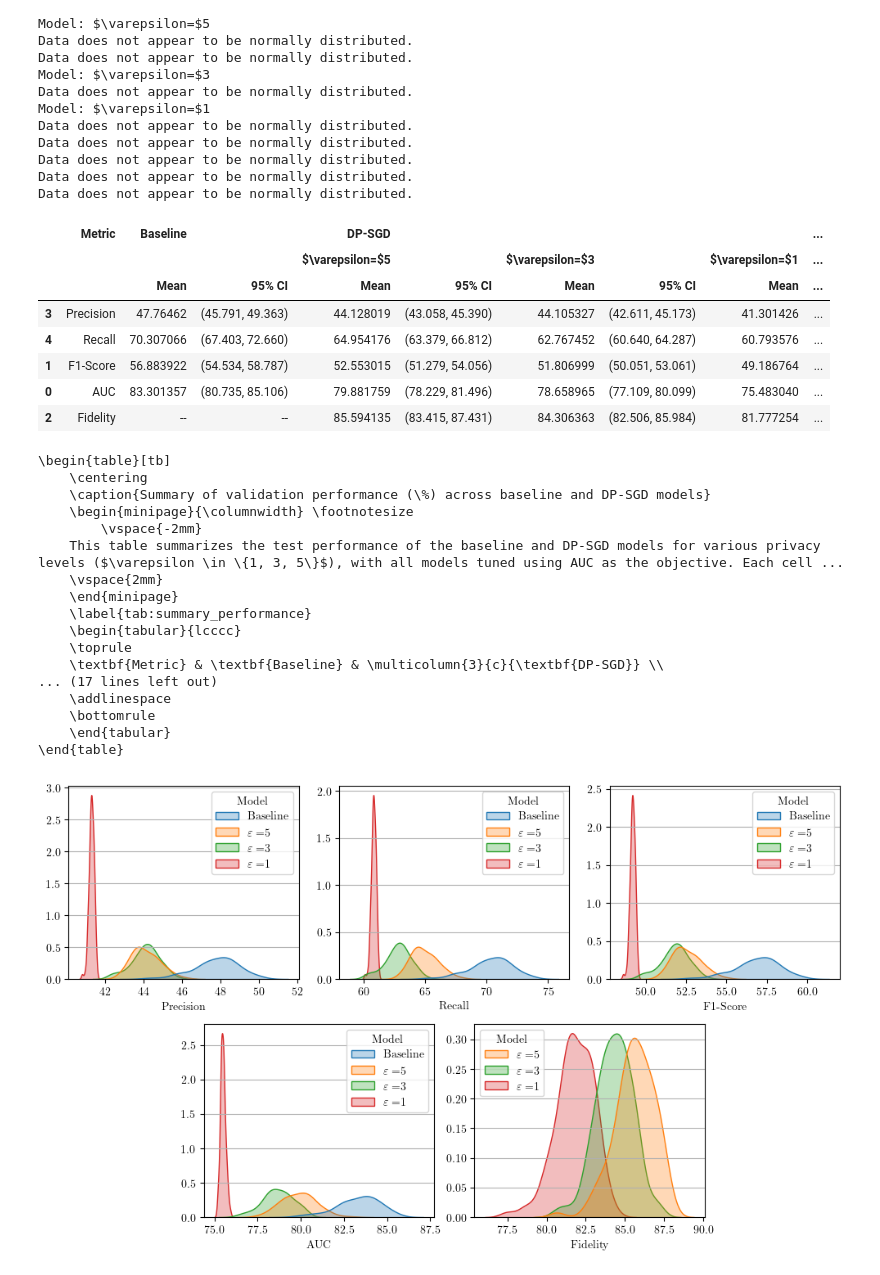
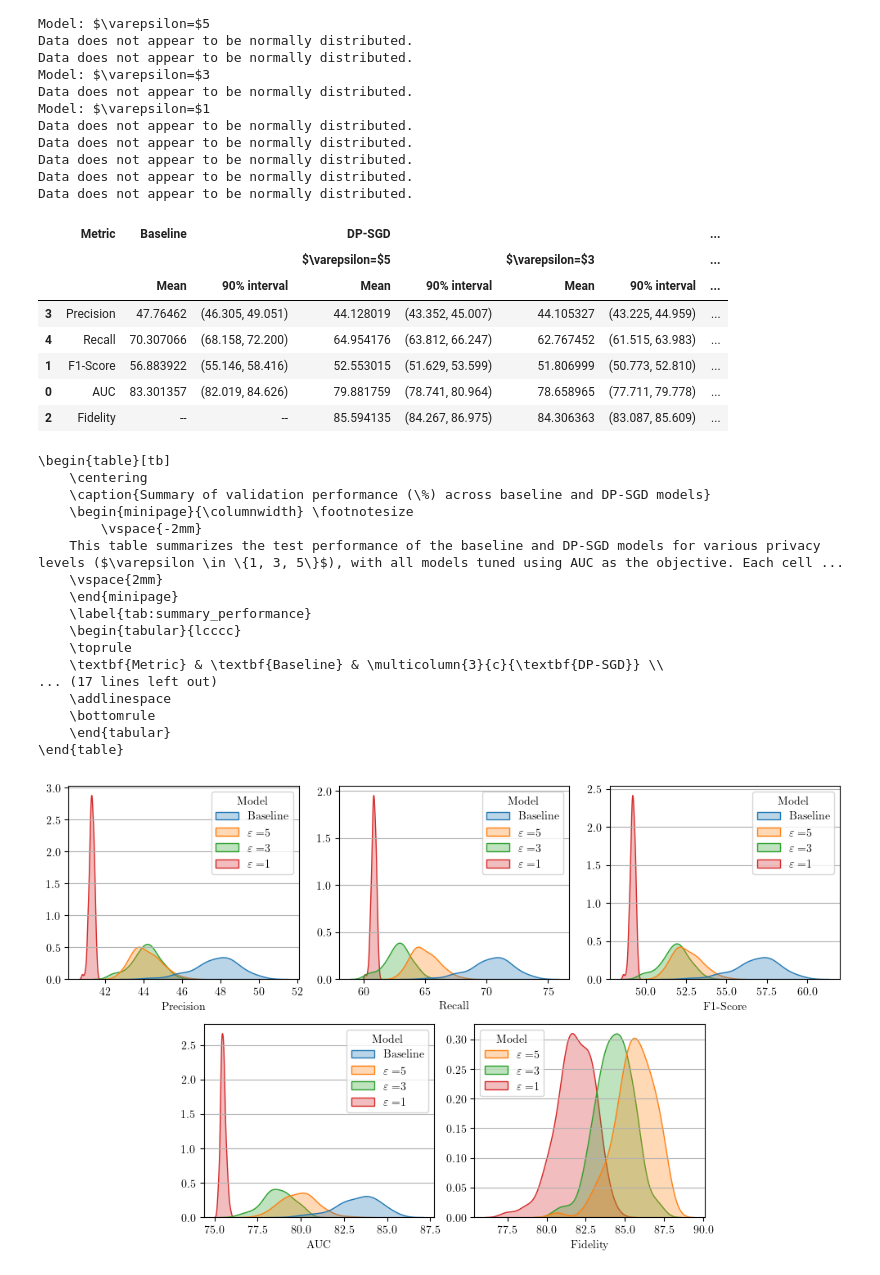
Before and after one commit to trinhkieuha/dp-shap-anomaly-detection, a Jupyter notebook: notebooks/07_Results_Analysis.ipynb, the cells around one changed output. Saved outputs shown, nothing was run; the diff lists cells and outputs as text; code cells hidden in the pictures.

```diff
--- a/notebooks/07_Results_Analysis.ipynb
+++ b/notebooks/07_Results_Analysis.ipynb
@@ -202,17 +202,10 @@ melted = pd.concat([table if i==0 else table.drop(columns=["MetricType"]) for i,
 group_mean = melted.groupby("MetricType").mean()
 group_mean.columns = [c + "_mean" for c in group_mean.columns]
 
-# Compute CI
-def bootstrap_ci(values, alpha=0.1):
-    '''n_boot = 1000
-    boot_means = [np.mean(np.random.choice(values, size=len(values), replace=True)) for _ in range(n_boot)]
-    boot_means.sort()
-    lower_idx = int((alpha / 2) * n_boot)
-    upper_idx = int((1 - alpha / 2) * n_boot)
-
-    ci_lower = boot_means[lower_idx]
-    ci_upper = boot_means[upper_idx]'''
-    ci_lower, ci_upper = np.percentile(values, [int(alpha/2*100), int(100 - alpha/2*100)])
+# Compute central percentile interval
+def bootstrap_ci(values, interval=75):
+    tail = (100 - 75)/2
+    ci_lower, ci_upper = np.percentile(values, [tail, 100 - tail])
     if pd.isna(ci_lower) == False and pd.isna(ci_upper) == False:
         return f"({ci_lower:.3f}, {ci_upper:.3f})"
     else:
@@ -224,7 +217,7 @@ group_ci.columns = [c + "_ci" for c in group_ci.columns]
 # Combine
 combined = pd.concat([group_mean.fillna("--"), group_ci], axis=1)[[item for model in model_list.keys() for item in (f"{model}_mean", f"{model}_ci")]]
 combined.reset_index(inplace=True)
-combined.columns = pd.MultiIndex.from_tuples([("Metric", "", "")] + [(model, "", stats) if model == "Baseline" else ("DP-SGD", model, stats) for model in model_list.keys() for stats in ("Mean", "95% CI")])
+combined.columns = pd.MultiIndex.from_tuples([("Metric", "", "")] + [(model, "", stats) if model == "Baseline" else ("DP-SGD", model, stats) for model in model_list.keys() for stats in ("Mean", "90% interval")])
 
 # Re-order
 metric_order = list(metric_labels.values())
@@ -237,43 +230,43 @@ parts = [r' &']  # Presumably for mean/CI of baseline
 for key in model_list.keys():
     if key != 'Baseline':
         parts.append(rf'\textbf{{{key}}}')
 
 perf_string = ""
 for i, row in combined.iterrows():
     value_str = ' & '.join([f"{row[col]:.3f}" if not isinstance(row[col], str) else row[col] for col in combined.columns if col[2]=="Mean"])
-    perf_string += f"""{row[("Metric", "", "")]} & {value_str}\\\\
-    & {" & ".join([row[col] for col in combined.columns if col[2]=="95% CI"])} \\\\
+    perf_string += f"""{row[("Metric", "", "")].replace("Score", "score")} & {value_str}\\\\
+    & {" & ".join([row[col] for col in combined.columns if col[2]=="90% interval"])} \\\\
     \\addlinespace
     """
 
 script = r"""\begin{table}[tb]
     \centering
     \caption{Summary of validation performance (\%) across baseline and DP-SGD models}
     \begin{minipage}{\columnwidth} \footnotesize
 	\vspace{-2mm}
     This table summarizes the test performance of the baseline and DP-SGD models for various privacy levels ($\varepsilon \in \{1, 3, 5\}$), with all models tuned using AUC as the objective. Each cell reports the value of the corresponding evaluation metric in percentage points. The last row, Fidelity, measures the agreement between the predictions of the DP-SGD model and its non-private counterpart, quantifying the behavioral similarity under privacy constraints.
     \vspace{2mm}
     \end{minipage}
     \label{tab:summary_performance}
     \begin{tabular}{l""" + "c" * (len(model_list)) + r"""}
     \toprule
     \textbf{Metric} & \textbf{Baseline} & \multicolumn{""" + str(len(model_list) - 1) + r"""}{c}{\textbf{DP-SGD}} \\
     \cmidrule(lr){3-""" + str(2 + len(model_list) - 1) + r"""}
     """ + ' & '.join(parts).replace("\\varepsilon", "\\boldsymbol{\\varepsilon}") + r""" \\
     \midrule
     """ + perf_string + r"""\bottomrule
     \end{tabular}
 \end{table}"""
 print(script)
 # %% [output]
-|  | Metric | Baseline |  | DP-SGD |  |  |  |  | ... |
-|  |  |  |  | $\varepsilon=$5 |  | $\varepsilon=$3 |  | $\varepsilon=$1 | ... |
-|  |  | Mean | 95% CI | Mean | 95% CI | Mean | 95% CI | Mean | ... |
-| 3 | Precision | 47.76462 | (45.791, 49.363) | 44.128019 | (43.058, 45.390) | 44.105327 | (42.611, 45.173) | 41.301426 | ... |
-| 4 | Recall | 70.307066 | (67.403, 72.660) | 64.954176 | (63.379, 66.812) | 62.767452 | (60.640, 64.287) | 60.793576 | ... |
-| 1 | F1-Score | 56.883922 | (54.534, 58.787) | 52.553015 | (51.279, 54.056) | 51.806999 | (50.051, 53.061) | 49.186764 | ... |
-| 0 | AUC | 83.301357 | (80.735, 85.106) | 79.881759 | (78.229, 81.496) | 78.658965 | (77.109, 80.099) | 75.483040 | ... |
-| 2 | Fidelity | -- | -- | 85.594135 | (83.415, 87.431) | 84.306363 | (82.506, 85.984) | 81.777254 | ... |
+|  | Metric | Baseline |  | DP-SGD |  |  |  | ... |
+|  |  |  |  | $\varepsilon=$5 |  | $\varepsilon=$3 |  | ... |
+|  |  | Mean | 90% interval | Mean | 90% interval | Mean | 90% interval | ... |
+| 3 | Precision | 47.76462 | (46.305, 49.051) | 44.128019 | (43.352, 45.007) | 44.105327 | (43.225, 44.959) | ... |
+| 4 | Recall | 70.307066 | (68.158, 72.200) | 64.954176 | (63.812, 66.247) | 62.767452 | (61.515, 63.983) | ... |
+| 1 | F1-Score | 56.883922 | (55.146, 58.416) | 52.553015 | (51.629, 53.599) | 51.806999 | (50.773, 52.810) | ... |
+| 0 | AUC | 83.301357 | (82.019, 84.626) | 79.881759 | (78.741, 80.964) | 78.658965 | (77.711, 79.778) | ... |
+| 2 | Fidelity | -- | -- | 85.594135 | (84.267, 86.975) | 84.306363 | (83.087, 85.609) | ... |
 \begin{table}[tb]
     \centering
     \caption{Summary of validation performance (\%) across baseline and DP-SGD models}
```
Also changed, not shown: parts of 2 cells of this notebook, 35 other files.
